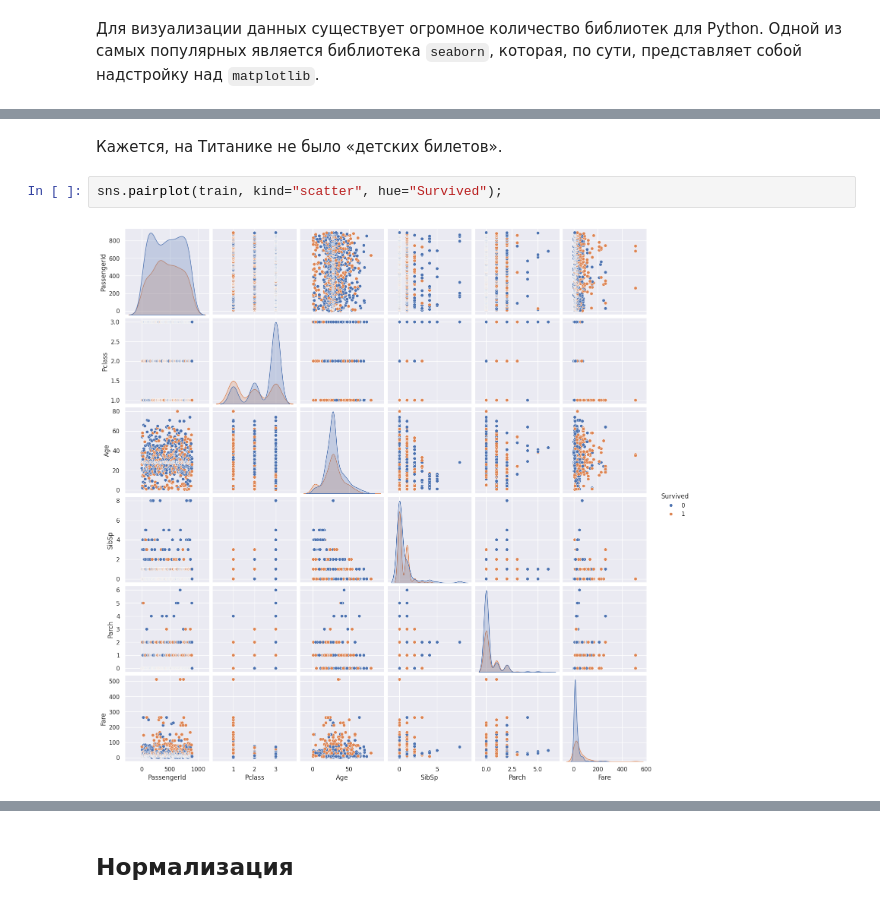
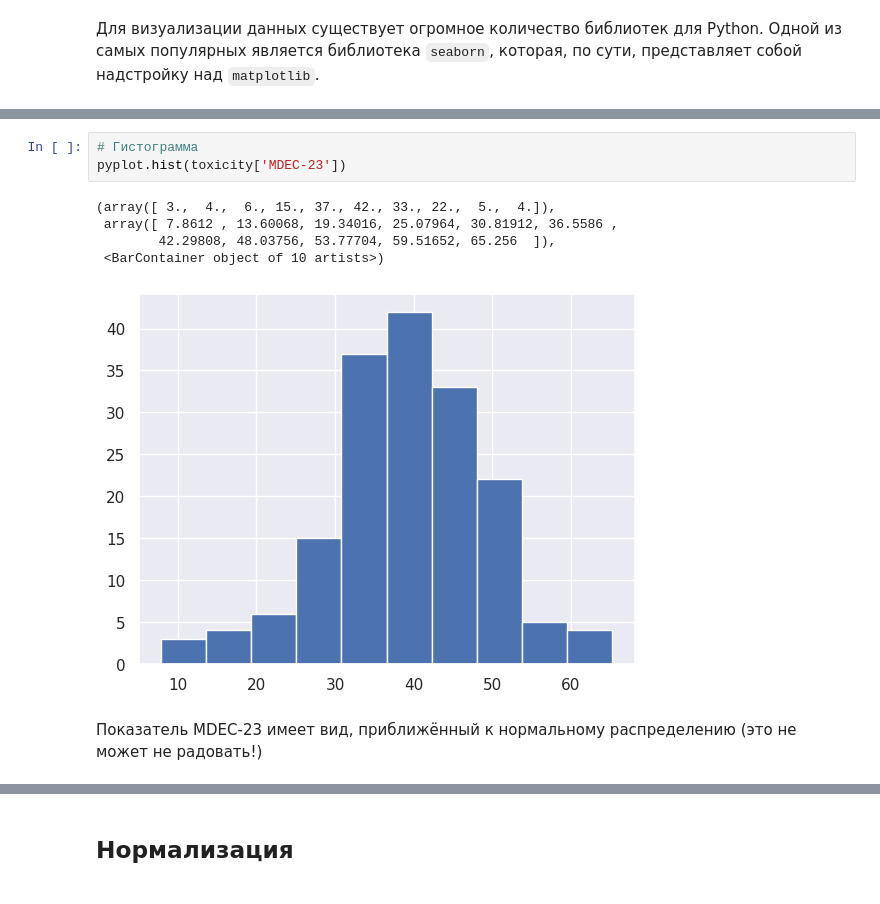
Before and after one commit to namespaceStedd/atanalize, a Jupyter notebook: 2. Data preprocessing.ipynb, the cells around one changed output, grey strips where cells are left out. Cells and saved outputs as stored; diff of their text form.

```diff
--- a/2. Data preprocessing.ipynb
+++ b/2. Data preprocessing.ipynb
@@ -424,6 +332,11 @@ sns.lineplot(data=train, x='Age', y='Fare');
-# %% [markdown]
-Кажется, на Титанике не было «детских билетов».
-# %%
-sns.pairplot(train, kind="scatter", hue="Survived");
-# %% [output]
-[figure, removed]
+# %%
+# Гистограмма
+pyplot.hist(toxicity['MDEC-23'])
+# %% [output]
+(array([ 3.,  4.,  6., 15., 37., 42., 33., 22.,  5.,  4.]),
+ array([ 7.8612 , 13.60068, 19.34016, 25.07964, 30.81912, 36.5586 ,
+        42.29808, 48.03756, 53.77704, 59.51652, 65.256  ]),
+ <BarContainer object of 10 artists>)
+[figure, added]
+# %% [markdown]
+Показатель MDEC-23 имеет вид, приближённый к нормальному распределению (это не может не радовать!)
```
Also changed, not shown: parts of 73 cells of this notebook.
